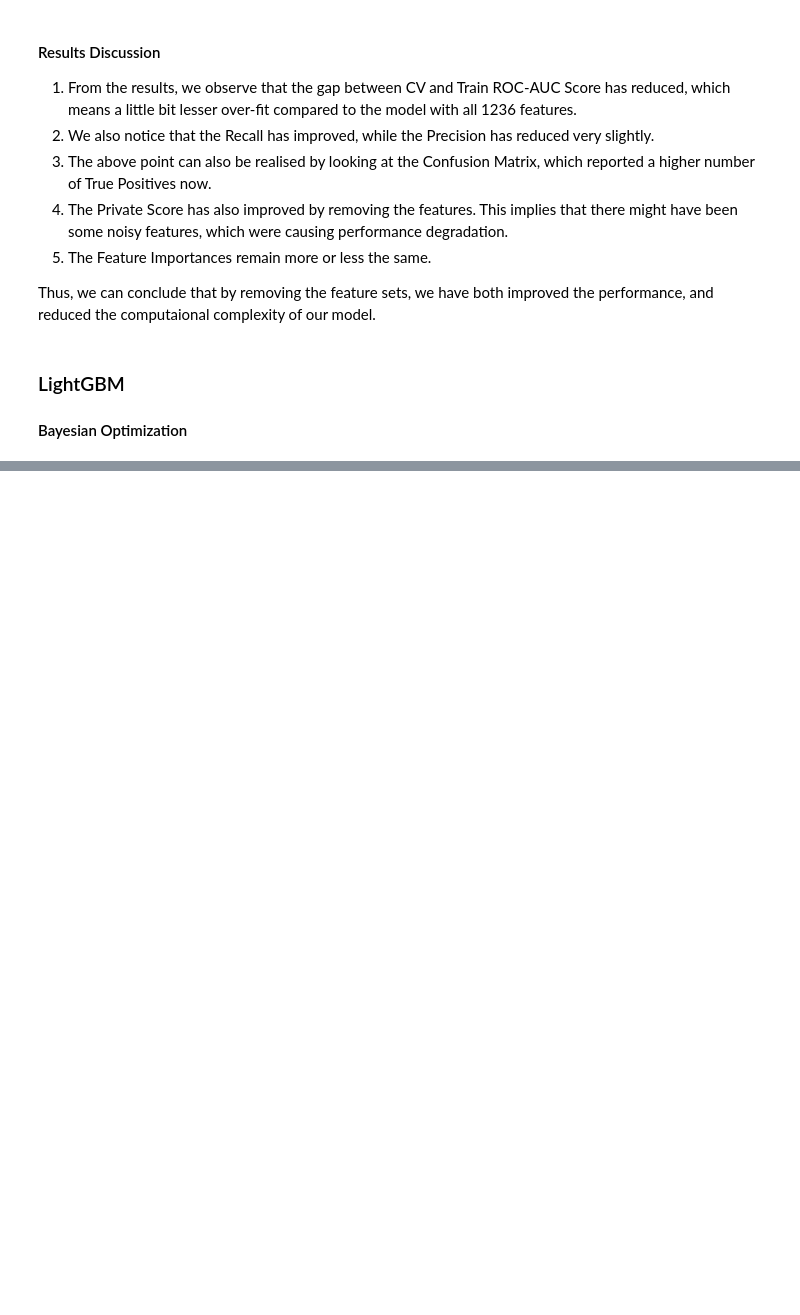
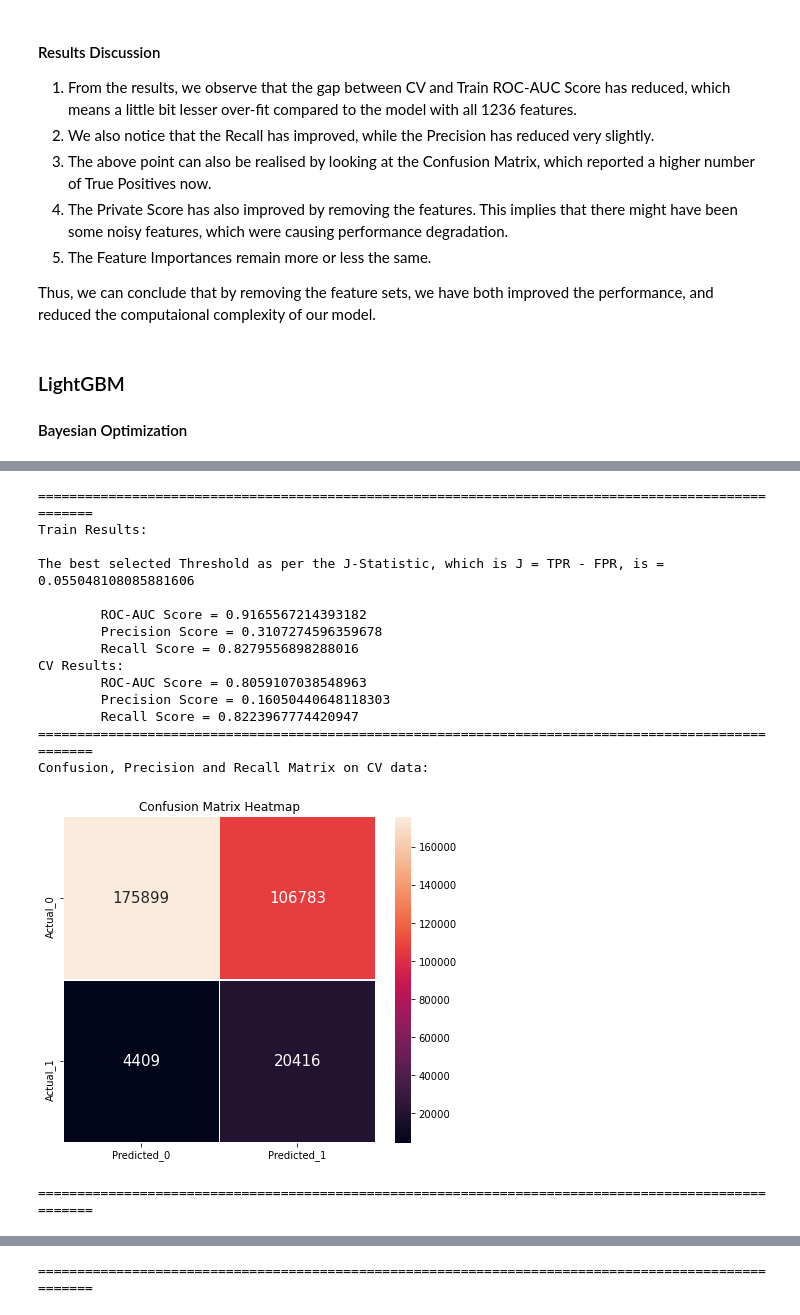
Before and after one commit to ycheng22/Home_Credit_Default_Risk, a Jupyter notebook: 2_Feature_Engineering_and _Modeling.ipynb, the cells around one changed output, grey strips where cells are left out. Cells and saved outputs as stored; diff of their text form; code cells hidden in the pictures; blank space fills up the shorter version.

```diff
--- a/2_Feature_Engineering_and _Modeling.ipynb
+++ b/2_Feature_Engineering_and _Modeling.ipynb
@@ -4279,0 +4414,22 @@ KeyboardInterrupt:
+# %%
+params = {
+        'objective' : 'binary',
+        'boosting_type' : 'gbdt',
+        'learning_rate' : 0.005,
+        'n_estimators' : 10000,
+        'n_jobs' : -1,
+        'num_leaves' : 46,
+        'max_depth' : 11,
+        'min_split_gain' : 0.023832030441816324,
+        'min_child_weight' : 32.592575418812544,
+        'min_child_samples' : 30,
+        'subsample': 0.8343200716558421,
+        'subsample_freq' : 1,
+        'colsample_bytree' : 0.5453481803843285,
+        'reg_alpha' : 0.12598946525394644,
+        'reg_lambda' : 0.19826240162255976,
+        'verbosity' : -1,
+        'seed' : 266
+    }
+lgbm_boosting = Boosting(train_data, target_train, test_data, params, random_state = 98, save_model_to_pickle = True)
+lgbm_boosting.train(booster = 'lightgbm')
@@ -4279,0 +4454,22 @@ KeyboardInterrupt:
+# %%
+#displaying the results and metrics
+lgbm_boosting.results()
+#displaying top 50 important features
+lgbm_boosting.feat_importances_show(50)
+# %% [output]
+====================================================================================================
+Train Results:
+
+The best selected Threshold as per the J-Statistic, which is J = TPR - FPR, is = 0.055048108085881606
+
+        ROC-AUC Score = 0.9165567214393182
+        Precision Score = 0.3107274596359678
+        Recall Score = 0.8279556898288016
+CV Results:
+        ROC-AUC Score = 0.8059107038548963
+        Precision Score = 0.16050440648118303
+        Recall Score = 0.8223967774420947
+====================================================================================================
+Confusion, Precision and Recall Matrix on CV data:
+[figure, added]
+====================================================================================================
@@ -4279,0 +4477 @@ KeyboardInterrupt:
+====================================================================================================
```
Also changed, not shown: parts of 49 cells of this notebook.
